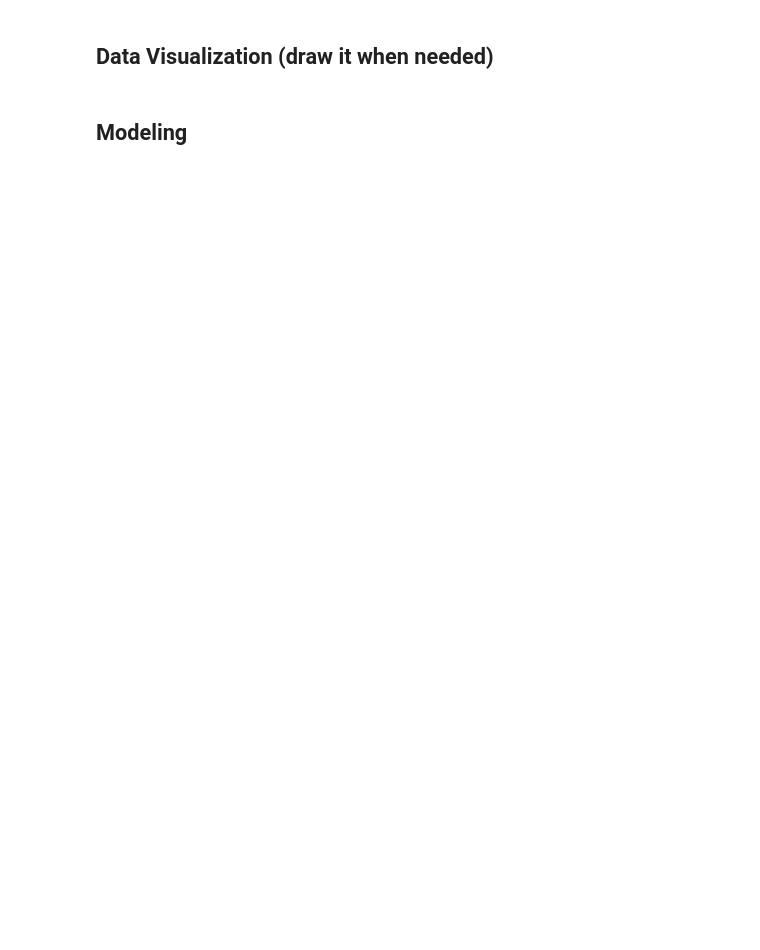
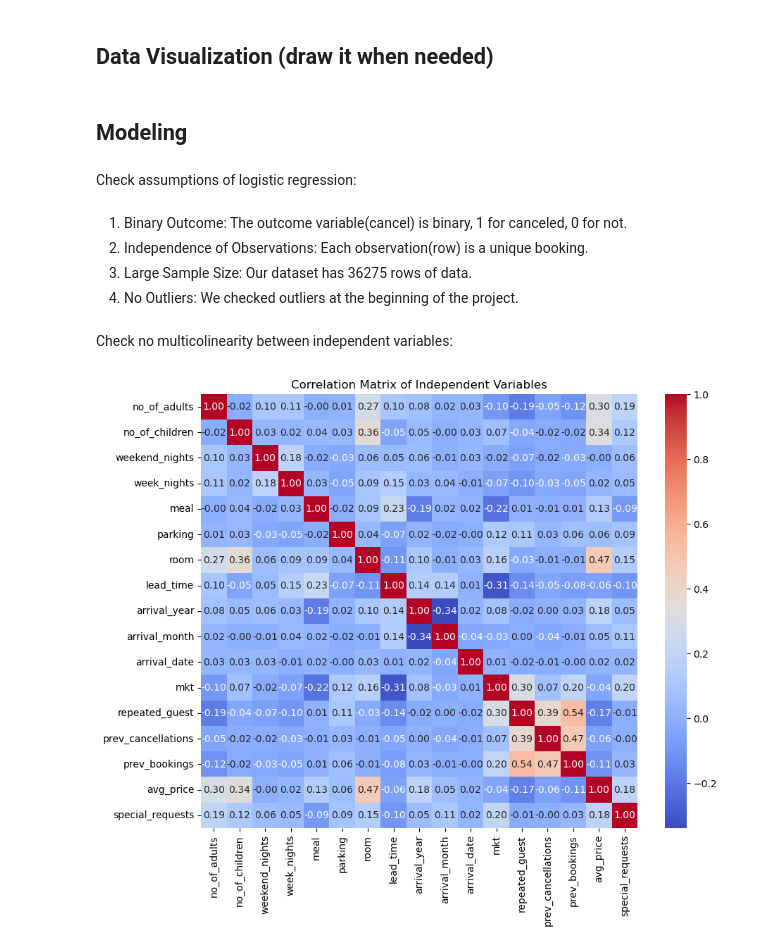
Before and after one commit to Haiqi-Z/CS381Final_Project, a Jupyter notebook: cs381_final.ipynb, the cells around one changed output. Saved outputs shown, nothing was run; the diff lists cells and outputs as text; code cells hidden in the pictures; blank space fills up the shorter version.

```diff
--- a/cs381_final.ipynb
+++ b/cs381_final.ipynb
@@ -45,0 +106,7 @@ df.loc[np.sum(df.isna(),axis = 1)>0,:]
+# %%
+# booking status column (for ANOVA test 1 below)
+booking_map = {
+    'Not_Canceled': 0,
+    'Canceled': 1
+}
+df['cancel'] = df['booking_status'].map(lambda x: booking_map[x])
@@ -57,0 +324,12 @@ df.loc[np.sum(df.isna(),axis = 1)>0,:]
+# %%
+# Define independent variables (features) and dependent variable (outcome)
+X1 = df[['no_of_adults','no_of_children','weekend_nights','week_nights','meal','parking','room','lead_time','arrival_year','arrival_month','arrival_date','mkt','repeated_guest','prev_cancellations','prev_bookings','avg_price','special_requests']]
+y1 = df['cancel']
+
+# Calculate pearsonr correlation coefficient for each independent variable
+correlation_coefficients = []
+for col in X1.columns:
+    corr_coef, p_value = pearsonr(X1[col], y1)
+    correlation_coefficients.append((col, corr_coef, p_value))
+correlation_df = pd.DataFrame(correlation_coefficients, columns=['Independent Variable', 'Correlation Coefficient', 'P-value'])
+print(correlation_df)
@@ -59,5 +358,25 @@ df.loc[np.sum(df.isna(),axis = 1)>0,:]
 ## Data Visualization (draw it when needed)
 # %% [markdown]
 ## Modeling
+# %% [markdown]
+Check assumptions of logistic regression:
+# %% [markdown]
+1. Binary Outcome: The outcome variable(cancel) is binary, 1 for canceled, 0 for not.
+2. Independence of Observations: Each observation(row) is a unique booking.
+3. Large Sample Size: Our dataset has 36275 rows of data.
+4. No Outliers: We checked outliers at the beginning of the project.
+# %% [markdown]
+Check no multicolinearity between independent variables:
+# %%
+# Calculate correlation matrix
+correlation_matrix = X1.corr()
+
+# Plot correlation matrix as a heatmap
+plt.figure(figsize=(10, 8))
+sns.heatmap(correlation_matrix, annot=True, cmap='coolwarm', fmt=".2f")
+plt.title('Correlation Matrix of Independent Variables')
+plt.show()
+# %% [output]
+[figure, added]
 # %%
 ## predictive model for whether a customer, given information about the booking, would honor or cancel the reservation
```
Also changed, not shown: parts of 43 cells of this notebook.
